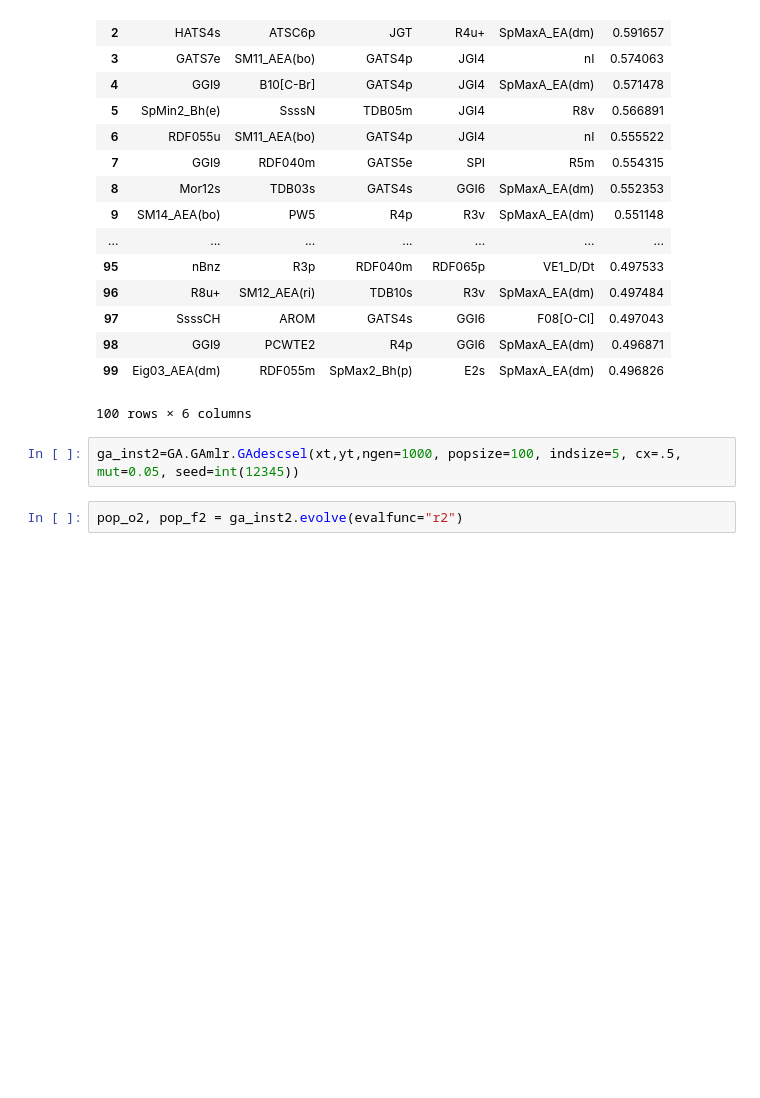
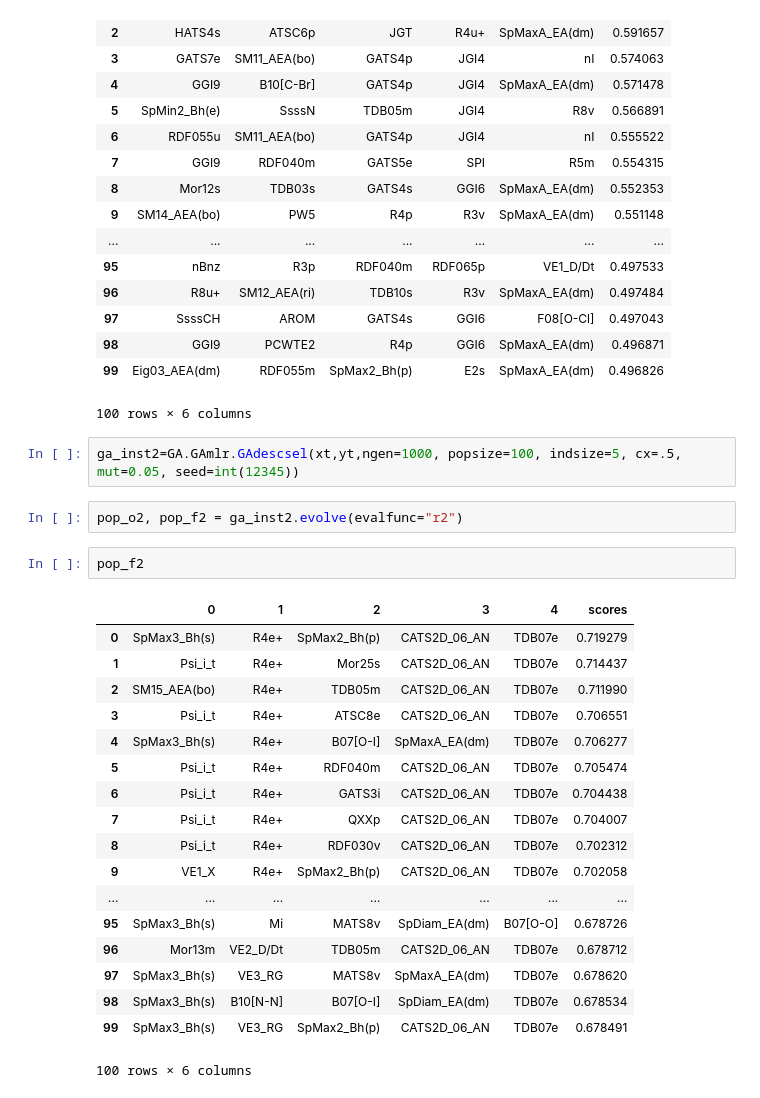
Before and after one commit to lisabang/deapVS, a Jupyter notebook: docs/simulations_chemical_thyroid_hormone_receptor_beta.ipynb, the cells around one changed output. Cells and saved outputs as stored; diff of their text form; blank space fills up the shorter version.

```diff
--- a/docs/simulations_chemical_thyroid_hormone_receptor_beta.ipynb
+++ b/docs/simulations_chemical_thyroid_hormone_receptor_beta.ipynb
@@ -90,3 +90,24 @@ pop_f
 ga_inst2=GA.GAmlr.GAdescsel(xt,yt,ngen=1000, popsize=100, indsize=5, cx=.5, mut=0.05, seed=int(12345))
 # %%
 pop_o2, pop_f2 = ga_inst2.evolve(evalfunc="r2")
+# %%
+pop_f2
+# %% [output]
+|  | 0 | 1 | 2 | 3 | 4 | scores |
+| 0 | SpMax3_Bh(s) | R4e+ | SpMax2_Bh(p) | CATS2D_06_AN | TDB07e | 0.719279 |
+| 1 | Psi_i_t | R4e+ | Mor25s | CATS2D_06_AN | TDB07e | 0.714437 |
+| 2 | SM15_AEA(bo) | R4e+ | TDB05m | CATS2D_06_AN | TDB07e | 0.711990 |
+| 3 | Psi_i_t | R4e+ | ATSC8e | CATS2D_06_AN | TDB07e | 0.706551 |
+| 4 | SpMax3_Bh(s) | R4e+ | B07[O-I] | SpMaxA_EA(dm) | TDB07e | 0.706277 |
+| 5 | Psi_i_t | R4e+ | RDF040m | CATS2D_06_AN | TDB07e | 0.705474 |
+| 6 | Psi_i_t | R4e+ | GATS3i | CATS2D_06_AN | TDB07e | 0.704438 |
+| 7 | Psi_i_t | R4e+ | QXXp | CATS2D_06_AN | TDB07e | 0.704007 |
+| 8 | Psi_i_t | R4e+ | RDF030v | CATS2D_06_AN | TDB07e | 0.702312 |
+| 9 | VE1_X | R4e+ | SpMax2_Bh(p) | CATS2D_06_AN | TDB07e | 0.702058 |
+| ... | ... | ... | ... | ... | ... | ... |
+| 95 | SpMax3_Bh(s) | Mi | MATS8v | SpDiam_EA(dm) | B07[O-O] | 0.678726 |
+| 96 | Mor13m | VE2_D/Dt | TDB05m | CATS2D_06_AN | TDB07e | 0.678712 |
+| 97 | SpMax3_Bh(s) | VE3_RG | MATS8v | SpMaxA_EA(dm) | TDB07e | 0.678620 |
+| 98 | SpMax3_Bh(s) | B10[N-N] | B07[O-I] | SpDiam_EA(dm) | TDB07e | 0.678534 |
+| 99 | SpMax3_Bh(s) | VE3_RG | SpMax2_Bh(p) | CATS2D_06_AN | TDB07e | 0.678491 |
+100 rows × 6 columns
```
